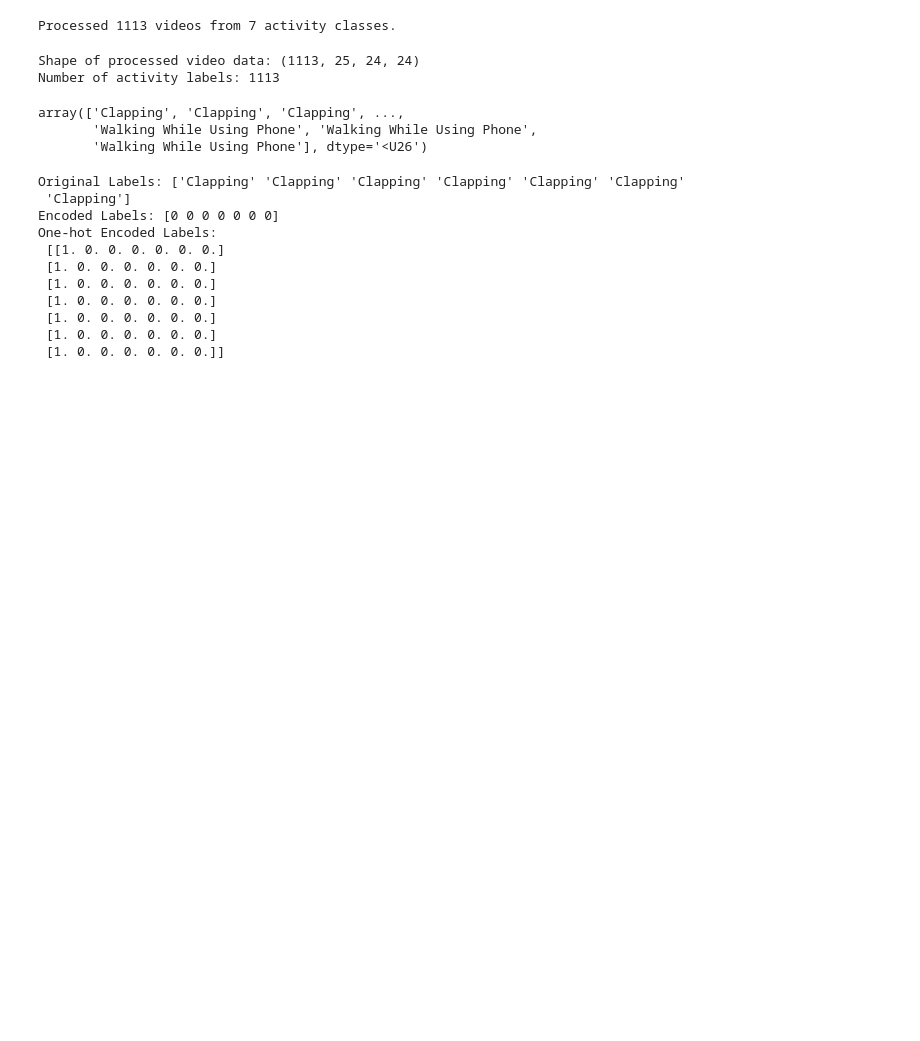
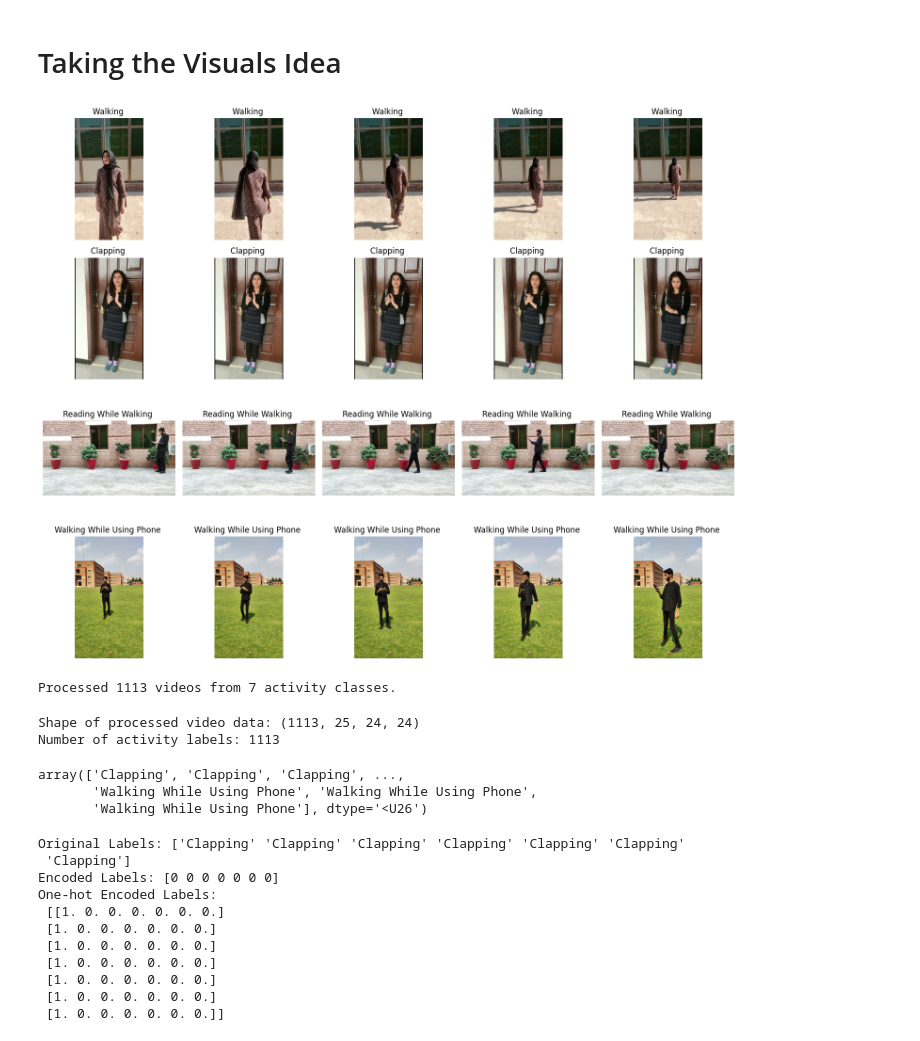
Before and after one commit to raj4thakur/Activity_Recognition, a Jupyter notebook: Activity Recognition Program.ipynb, the cells around one changed output. Cells and saved outputs as stored; diff of their text form; code cells hidden in the pictures; blank space fills up the shorter version.

```diff
--- a/Activity Recognition Program.ipynb
+++ b/Activity Recognition Program.ipynb
@@ -12,3 +11,51 @@ WARNING:tensorflow:From c:\Users\VICTUS\AppData\Local\Programs\Python\Python310\
+# %% [markdown]
+# Taking the Visuals Idea
+# %%
+# Paths to videos and their corresponding categories
+videos = {
+    "Walking": 'E:\\jupyter notebook\\Computer Vision\\Activity Recogntion\\Activity Data\\Human Activity Recognition - Video Dataset\\Walking\\Walking (10).mp4',
+    "Clapping": 'E:\\jupyter notebook\\Computer Vision\\Activity Recogntion\\Activity Data\\Human Activity Recognition - Video Dataset\\Clapping\\Clapping (2).mp4',
+    "Reading While Walking": 'E:\\jupyter notebook\\Computer Vision\\Activity Recogntion\\Activity Data\\Human Activity Recognition - Video Dataset\\Walking While Reading Book\\Walking While Reading Book (6).mp4',
+    "Walking While Using Phone": 'E:\\jupyter notebook\\Computer Vision\\Activity Recogntion\\Activity Data\\Human Activity Recognition - Video Dataset\\Walking While Using Phone\\Walking While Using Phone (12).mp4'
+}
+
+def show_multiple_video_frames(videos, show_nth_frame=30, frames_per_video=5):
+    # Set up the figure with enough space for rows and columns
+    fig, axs = plt.subplots(len(videos), frames_per_video, figsize=(15, 3 * len(videos)))
+
+    for row, (category, video_path) in enumerate(videos.items()):
+        cap = cv2.VideoCapture(video_path)
+        frame_counter = 0
+        displayed_frames = 0
+
+        while cap.isOpened() and displayed_frames < frames_per_video:
+            ret, frame = cap.read()
+            if not ret:
+                break
+
+            # Show every nth frame
+            if frame_counter % show_nth_frame == 0:
+                # Convert frame to RGB for matplotlib
+                frame_rgb = cv2.cvtColor(frame, cv2.COLOR_BGR2RGB)
+                # Show frame in the subplot
+                axs[row, displayed_frames].imshow(frame_rgb)
+                axs[row, displayed_frames].set_title(f'{category} ')
+                axs[row, displayed_frames].axis('off')
+
+                displayed_frames += 1
+
+            frame_counter += 1
+
+        # Release the video capture
+        cap.release()
+
+    plt.tight_layout()
+    plt.show()
+
+# Call the function to show frames
+show_multiple_video_frames(videos)
+# %% [output]
+[figure, added]
 # %%
 def preprocess_video(video_path, show_nth_frame=4, target_size=(24, 24), max_frames=25):
     processed_video = []
```
Also changed, not shown: parts of 2 cells of this notebook.
